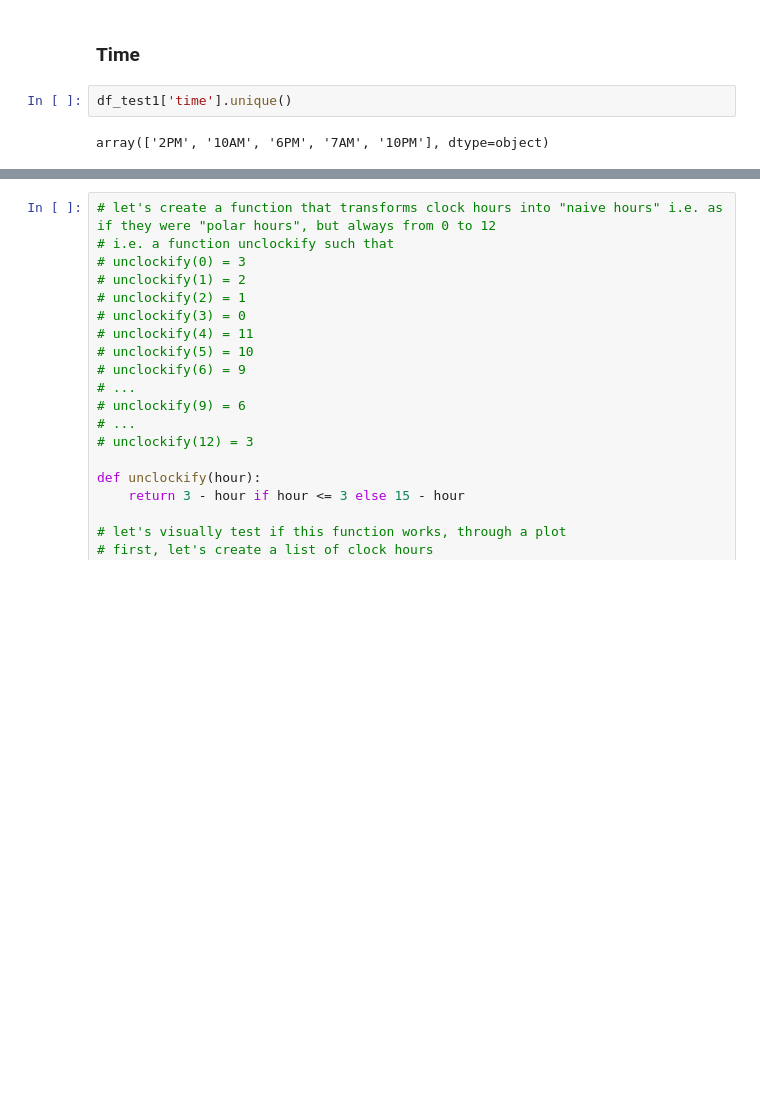
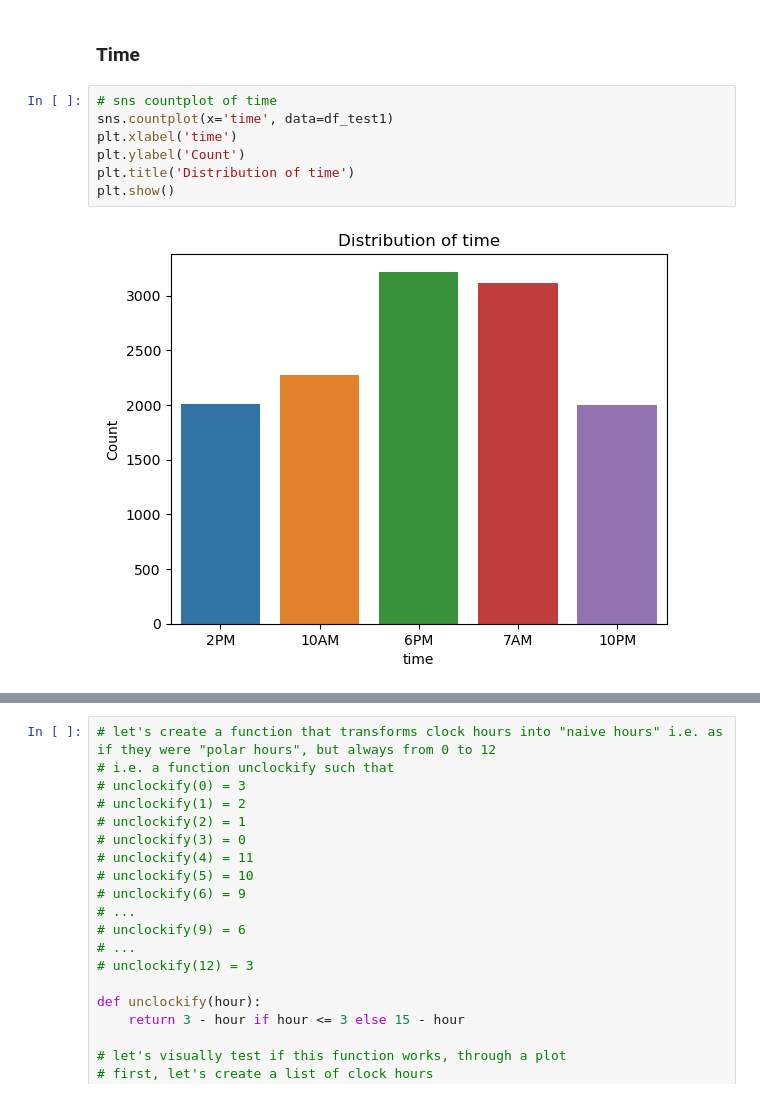
Before and after one commit to leobt23/Data_Mining, a Jupyter notebook: 1_eda/caria.ipynb, the cells around one changed output, grey strips where cells are left out. Saved outputs shown, nothing was run; the diff lists cells and outputs as text; blank space fills up the shorter version.

```diff
--- a/1_eda/caria.ipynb
+++ b/1_eda/caria.ipynb
@@ -410,10 +410,15 @@ Is the probability of Y=1 in ascending order? True
 [figure]
 # %% [markdown]
 ### Time
-# %%
-df_test1['time'].unique()
-# %% [output]
-array(['2PM', '10AM', '6PM', '7AM', '10PM'], dtype=object)
+# %%
+# sns countplot of time
+sns.countplot(x='time', data=df_test1)
+plt.xlabel('time')
+plt.ylabel('Count')
+plt.title('Distribution of time')
+plt.show()
+# %% [output]
+[figure, added]
 # %%
 # time as it is, is currently categorical, although it clearly is an ordinal variable
 
```
Also changed, not shown: parts of 9 cells of this notebook, 1 other file.
